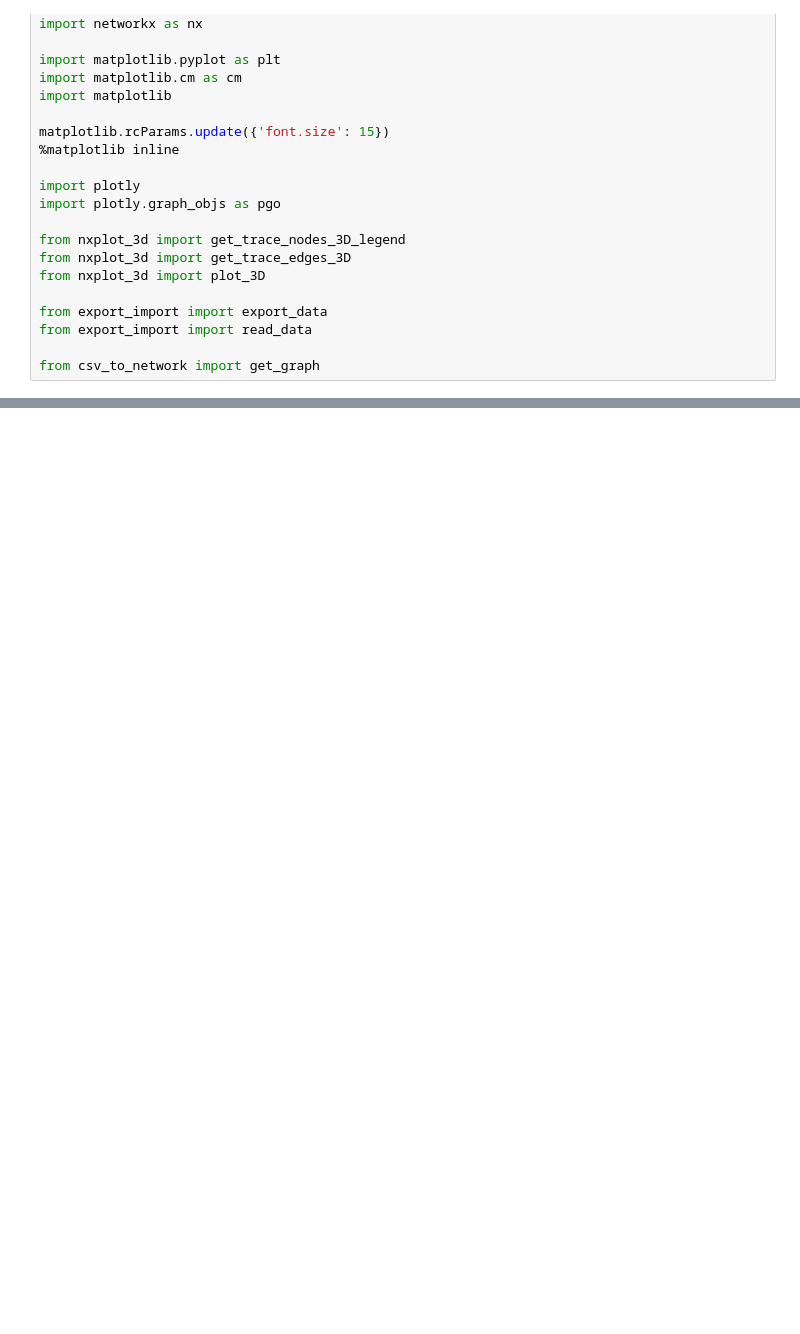
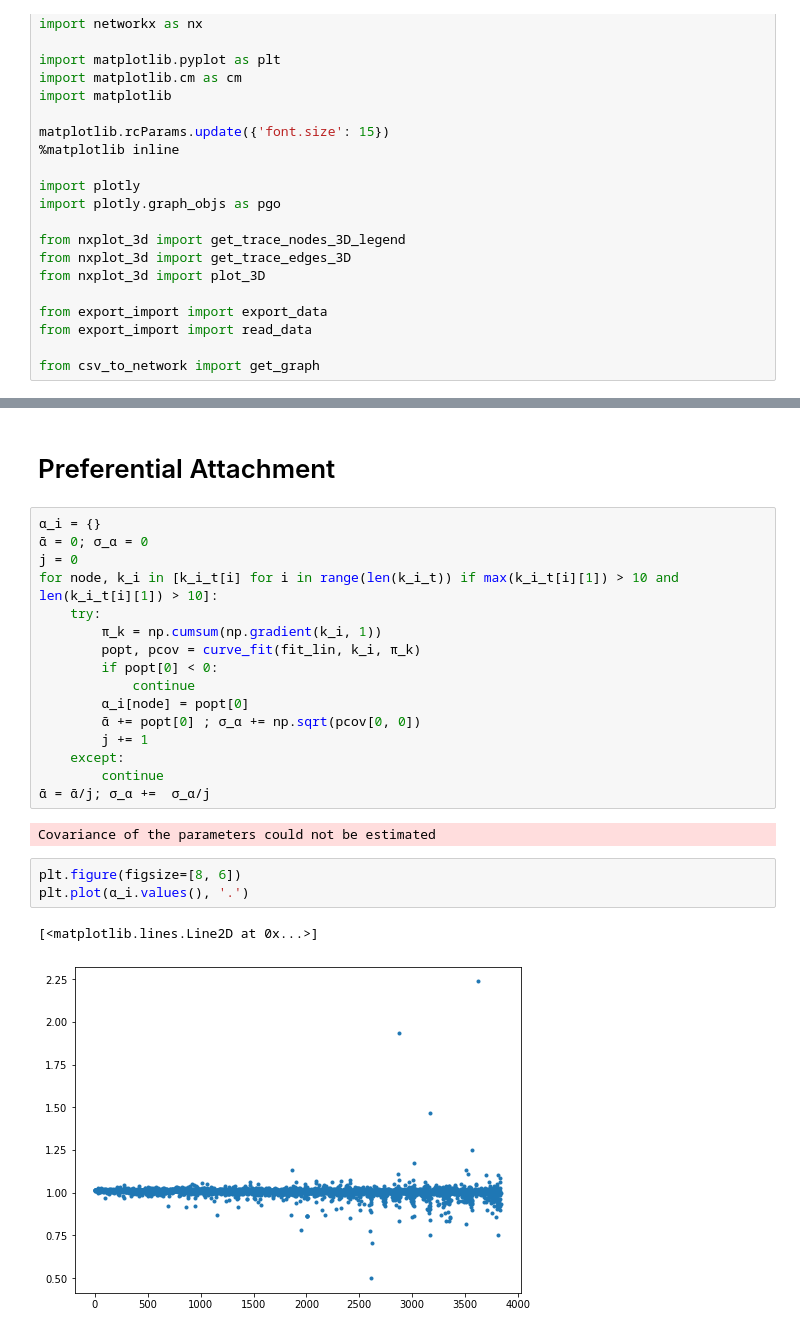
Before and after one commit to miksa234/vrproject, a Jupyter notebook: src/network_dynamic.ipynb, the cells around one changed output, grey strips where cells are left out. Drawn from its saved outputs; the diff is of its cells as text; blank space fills up the shorter version.

```diff
--- a/src/network_dynamic.ipynb
+++ b/src/network_dynamic.ipynb
@@ -118,0 +181,26 @@ plt.legend(loc='best')
+# %% [markdown]
+# Preferential Attachment
+# %%
+α_i = {}
+ᾱ = 0; σ_α = 0
+j = 0
+for node, k_i in [k_i_t[i] for i in range(len(k_i_t)) if max(k_i_t[i][1]) > 10 and len(k_i_t[i][1]) > 10]:
+    try:
+        π_k = np.cumsum(np.gradient(k_i, 1))
+        popt, pcov = curve_fit(fit_lin, k_i, π_k)
+        if popt[0] < 0:
+            continue
+        α_i[node] = popt[0]
+        ᾱ += popt[0] ; σ_α += np.sqrt(pcov[0, 0])
+        j += 1
+    except:
+        continue
+ᾱ = ᾱ/j; σ_α +=  σ_α/j
+# %% [output]
+Covariance of the parameters could not be estimated
+# %%
+plt.figure(figsize=[8, 6])
+plt.plot(α_i.values(), '.')
+# %% [output]
+[<matplotlib.lines.Line2D at 0x...>]
+[figure, added]
```
Also changed, not shown: parts of 14 cells of this notebook, 28 other files.
